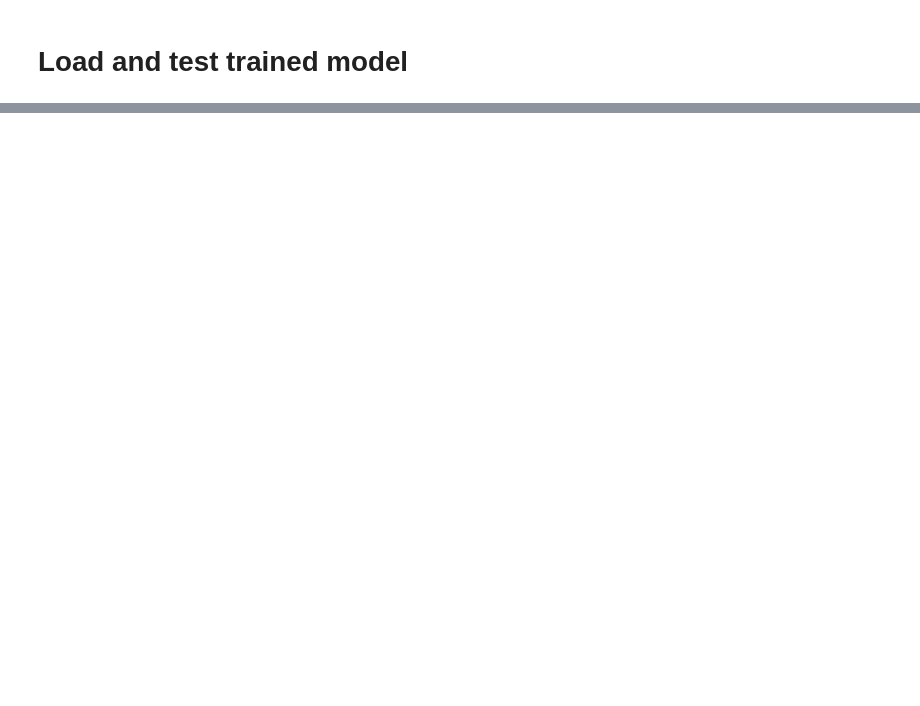
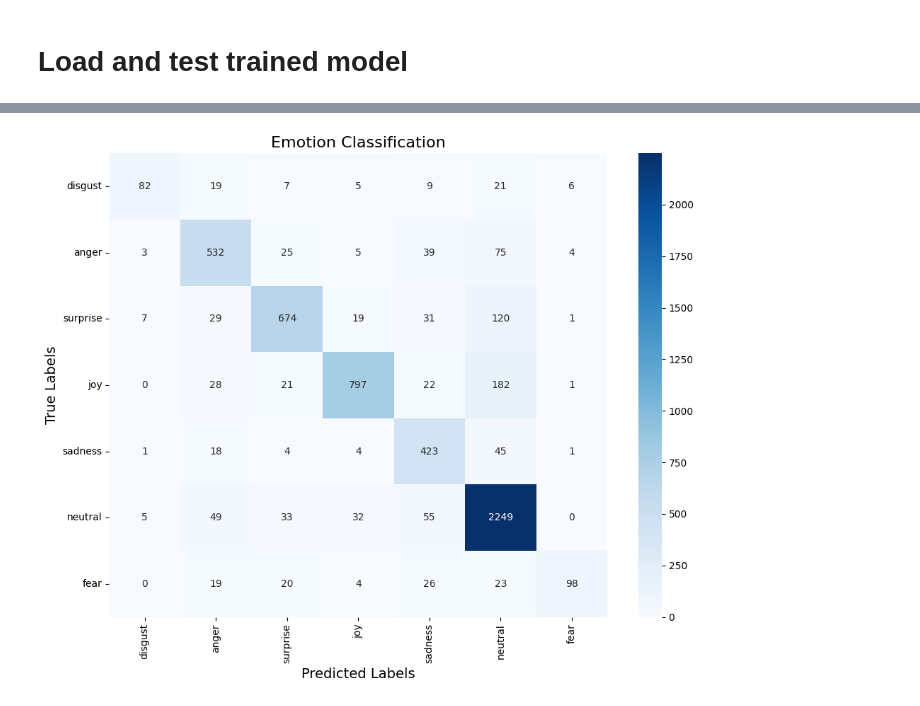
Before and after one commit to KatarzynaSzczepaniak/EDiReF, a Jupyter notebook: mixture_of_experts_single_gate.ipynb, the cells around one changed output, grey strips where cells are left out. Saved outputs shown, nothing was run; the diff lists cells and outputs as text; code cells hidden in the pictures; blank space fills up the shorter version.

```diff
--- a/mixture_of_experts_single_gate.ipynb
+++ b/mixture_of_experts_single_gate.ipynb
@@ -476,0 +624,13 @@ print(f"   F1-score: {avg_trigger_f1:.3f}")
+# %%
+metrics, emotion_cm, trigger_cm = get_metrics(moe_loaded, test_loader, 'cpu')
+
+# Output results
+for task, results in metrics.items():
+    print(f'Task: {task}')
+    for metric, score in results.items():
+        if metric != 'f1' or (metric == 'f1' and isinstance(score, np.float64)):
+            print(f'      {metric}: {score:.3f}')
+        else:
+            print(f'      f1: ')
+            for x, y in score.items():
+                print(f'          {x}: {y:.3f}')
@@ -476,0 +656,4 @@ print(f"   F1-score: {avg_trigger_f1:.3f}")
+# %%
+plot_confusion_matrix(emotion_cm, [i for i in labels_to_ids.keys()], "Emotion Classification")
+# %% [output]
+[figure, added]
```
Also changed, not shown: parts of 24 cells of this notebook, 27 other files.
